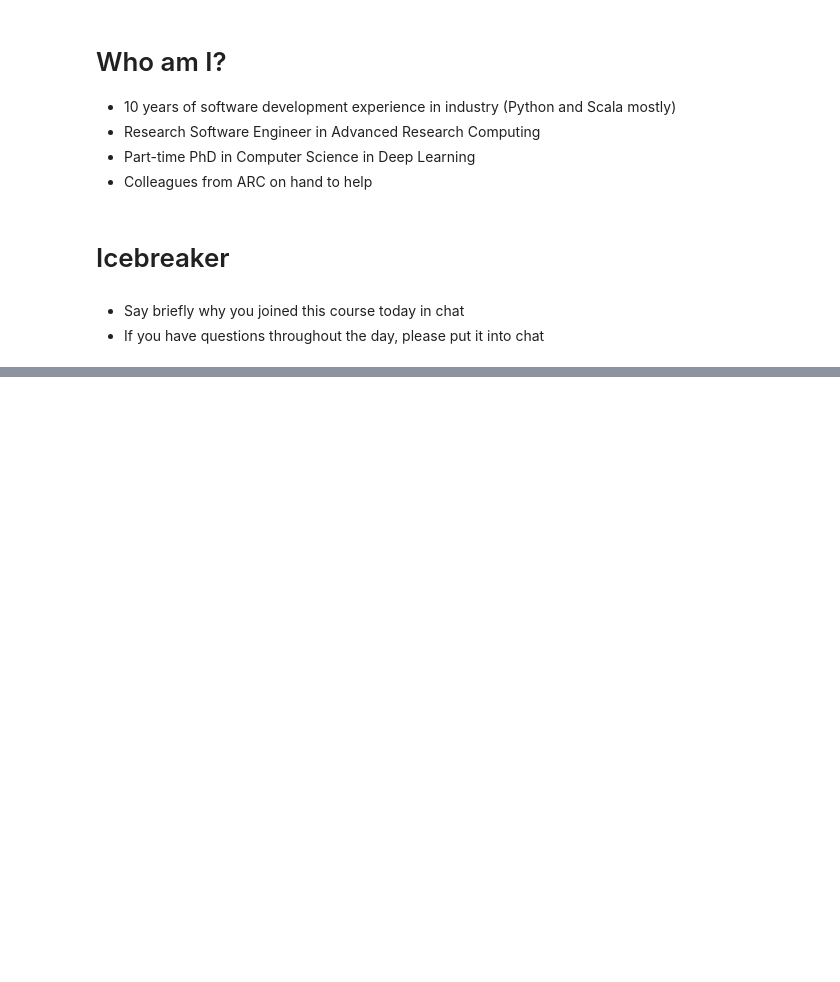
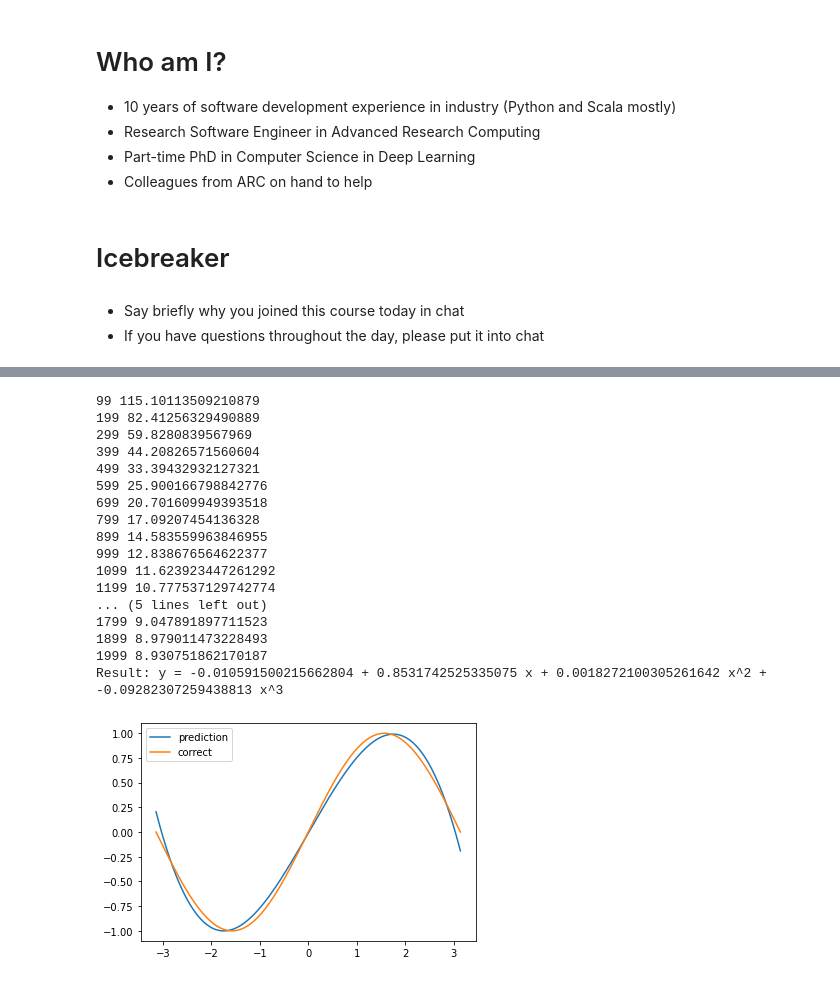
Before and after one commit to jonathanfrawley/machine_learning_course, a Jupyter notebook: slides/slides_01.ipynb, the cells around one changed output, grey strips where cells are left out. Drawn from its saved outputs; the diff is of its cells as text; code cells hidden in the pictures; blank space fills up the shorter version.

```diff
--- a/slides/slides_01.ipynb
+++ b/slides/slides_01.ipynb
@@ -289,0 +229,53 @@ plt.show()
+# %%
+
+for t in range(2000):
+    # Forward pass: compute predicted y
+    # y = a + b x + c x^2 + d x^3
+    y_pred = a + b * x + c * x ** 2 + d * x ** 3
+
+    # Compute and print loss
+    loss = np.square(y_pred - y).sum()
+    if t % 100 == 99:
+        print(t, loss)
+
+    # Backprop to compute gradients of a, b, c, d with respect to loss
+    grad_y_pred = 2.0 * (y_pred - y)
+    grad_a = grad_y_pred.sum()
+    grad_b = (grad_y_pred * x).sum()
+    grad_c = (grad_y_pred * x ** 2).sum()
+    grad_d = (grad_y_pred * x ** 3).sum()
+
+    # Update weights
+    a -= learning_rate * grad_a
+    b -= learning_rate * grad_b
+    c -= learning_rate * grad_c
+    d -= learning_rate * grad_d
+
+print(f'Result: y = {a} + {b} x + {c} x^2 + {d} x^3')
+
+x_data = np.linspace(-math.pi, math.pi, 2000)
+y_data = a + b*x_data + c*np.power(x_data,2) + d*np.power(x_data,3)
+fig, ax = plt.subplots()
+ax.plot(x_data, y_data, label='prediction')
+ax.plot(x_data, np.sin(x_data), label='correct')
+ax.legend()
+plt.show()
+# %% [output]
+99 115.10113509210879
+199 82.41256329490889
+299 59.8280839567969
+399 44.20826571560604
+499 33.39432932127321
+599 25.900166798842776
+699 20.701609949393518
+799 17.09207454136328
+899 14.583559963846955
+999 12.838676564622377
+1099 11.623923447261292
+1199 10.777537129742774
+... (5 lines left out)
+1799 9.047891897711523
+1899 8.979011473228493
+1999 8.930751862170187
+Result: y = -0.010591500215662804 + 0.8531742525335075 x + 0.0018272100305261642 x^2 + -0.09282307259438813 x^3
+[figure, added]
```
Also changed, not shown: parts of 91 cells of this notebook, 1 other file.
